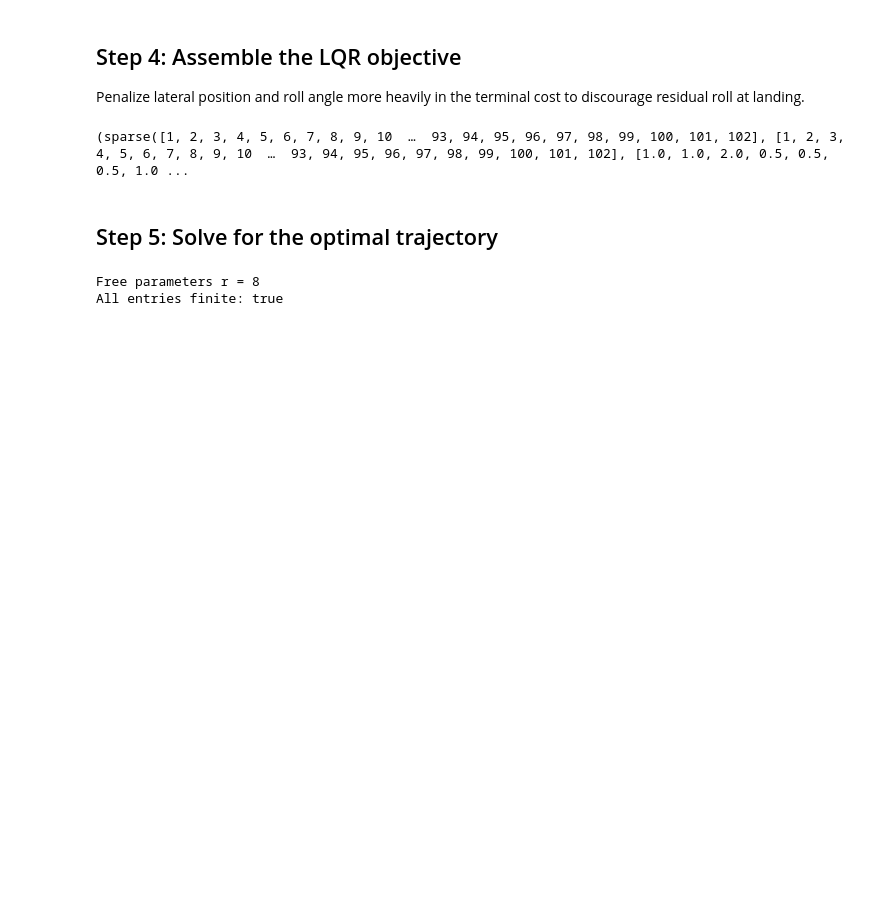
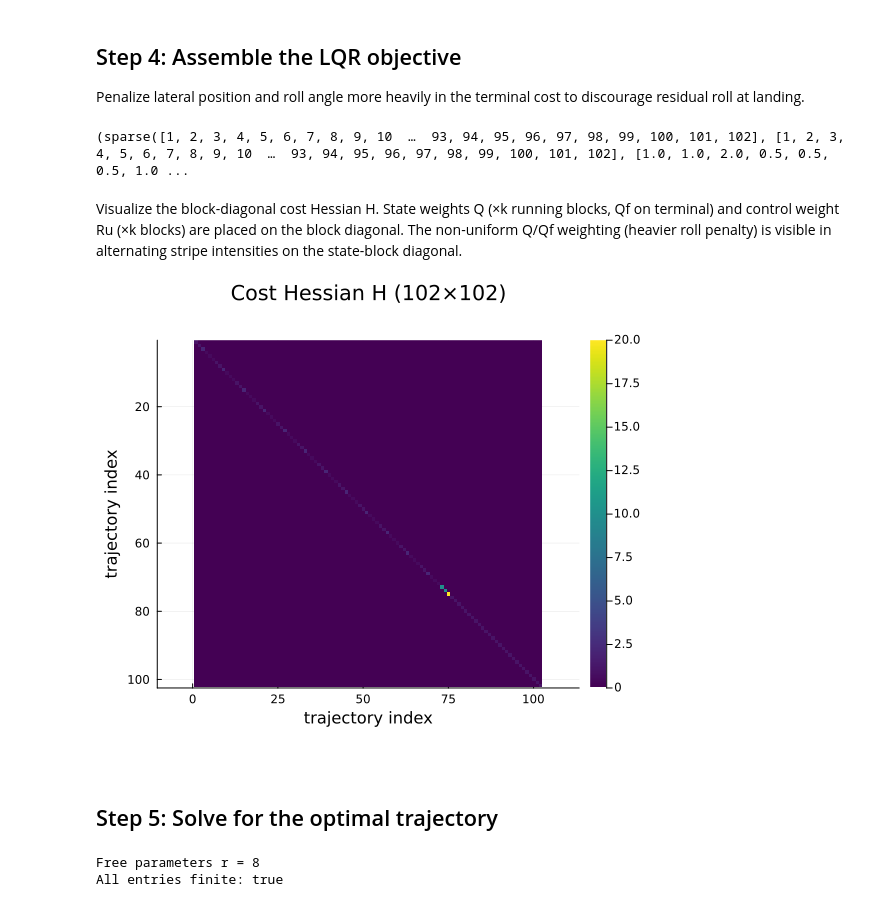
Before and after one commit to AlgebraicJulia/CellularSheaves.jl, a Jupyter notebook: previews/PR34/generated/control/controlled_planar_quadrotor.ipynb, the cells around one changed output. Saved outputs shown, nothing was run; the diff lists cells and outputs as text; code cells hidden in the pictures; blank space fills up the shorter version.

```diff
--- a/previews/PR34/generated/control/controlled_planar_quadrotor.ipynb
+++ b/previews/PR34/generated/control/controlled_planar_quadrotor.ipynb
@@ -139,6 +135,21 @@ Qf = Diagonal([10.0, 10.0, 20.0, 1.0, 1.0, 1.0]) # heavier terminal penalty
 H, f, _ = lqr_objective(ts, Matrix(Q), Ru; Qf=Matrix(Qf))
 # %% [output]
 (sparse([1, 2, 3, 4, 5, 6, 7, 8, 9, 10  …  93, 94, 95, 96, 97, 98, 99, 100, 101, 102], [1, 2, 3, 4, 5, 6, 7, 8, 9, 10  …  93, 94, 95, 96, 97, 98, 99, 100, 101, 102], [1.0, 1.0, 2.0, 0.5, 0.5, 0.5, 1.0 ...
+# %% [markdown]
+Visualize the block-diagonal cost Hessian H.
+State weights Q (×k running blocks, Qf on terminal) and control weight Ru
+(×k blocks) are placed on the block diagonal.  The non-uniform Q/Qf
+weighting (heavier roll penalty) is visible in alternating stripe intensities
+on the state-block diagonal.
+# %%
+p_H = heatmap(Matrix(H);
+    color=:viridis, colorbar=true,
+    title="Cost Hessian H ($(size(H,1))×$(size(H,2)))",
+    xlabel="trajectory index", ylabel="trajectory index",
+    yflip=true, aspect_ratio=:equal, size=(550, 480))
+p_H
+# %% [output]
+[figure, added]
 # %% [markdown]
 ## Step 5: Solve for the optimal trajectory
 # %%
```
Also changed, not shown: parts of 9 cells of this notebook, 50 other files.
